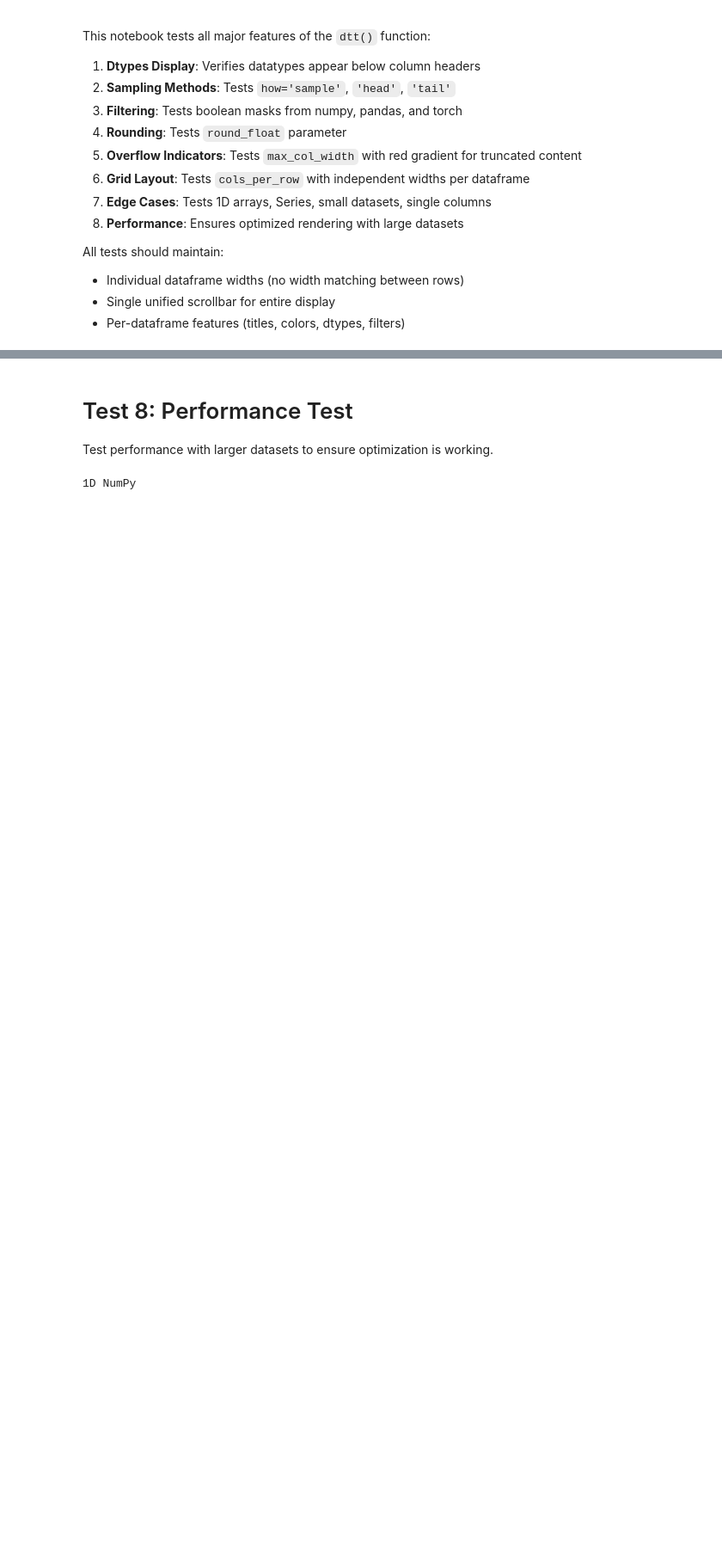
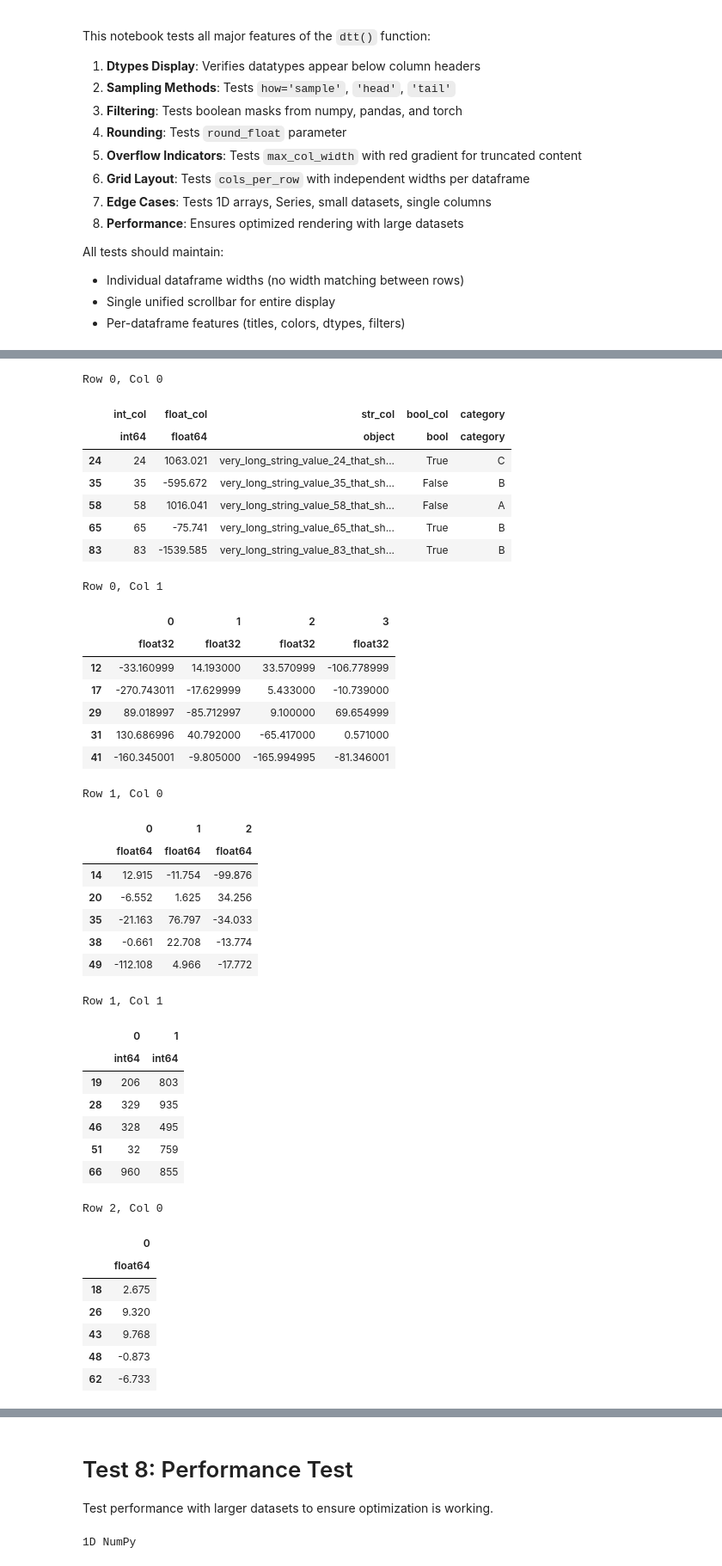
Before and after one commit to akseldkw07/kretsinger, a Jupyter notebook: kret_sandbox/dtt_test.ipynb, the cells around one changed output, grey strips where cells are left out. Shown at 86% size. Saved outputs shown, nothing was run; the diff lists cells and outputs as text; code cells hidden in the pictures; blank space fills up the shorter version.

Commit message:
dtt Added: - dtt_debug.ipynb Modified: - README.md - backup_log.txt - VIS.py - dtt_test.ipynb - notebook_imports.py

```diff
--- a/kret_sandbox/dtt_test.ipynb
+++ b/kret_sandbox/dtt_test.ipynb
@@ -153,0 +420,66 @@ Expected: < 1 second for optimized version
+# %%
+# Test grid layout: 2 columns per row
+dtt(
+    [df_mixed, tensor_2d, np_2d, np_int, np_1d],
+    n=5,
+    num_cols=2,
+    titles=["Row 0, Col 0", "Row 0, Col 1", "Row 1, Col 0", "Row 1, Col 1", "Row 2, Col 0"],
+)
+
+# Test grid layout: 3 columns per row
+dtt([df_mixed, tensor_2d, np_2d, np_int, np_1d, df_mixed], n=5, num_cols=3, titles=["A", "B", "C", "D", "E", "F"])
+
+# Test that widths are independent between rows
+# Create a very wide dataframe for first position
+df_wide = pd.DataFrame({f"col_{i}": np.random.randn(20) for i in range(15)})
+
+df_narrow = pd.DataFrame({"x": np.random.randn(20), "y": np.random.randn(20)})
+
+dtt(
+    [df_wide, df_narrow, df_narrow, df_wide],
+    n=5,
+    num_cols=2,
+    round_float=2,
+    titles=["Wide (15 cols)", "Narrow (2 cols)", "Narrow (2 cols)", "Wide (15 cols)"],
+)
+# %% [output]
+Row 0, Col 0
+|  | int_col | float_col | str_col | bool_col | category |
+|  | int64 | float64 | object | bool | category |
+| 24 | 24 | 1063.021 | very_long_string_value_24_that_sh... | True | C |
+| 35 | 35 | -595.672 | very_long_string_value_35_that_sh... | False | B |
+| 58 | 58 | 1016.041 | very_long_string_value_58_that_sh... | False | A |
+| 65 | 65 | -75.741 | very_long_string_value_65_that_sh... | True | B |
+| 83 | 83 | -1539.585 | very_long_string_value_83_that_sh... | True | B |
+Row 0, Col 1
+|  | 0 | 1 | 2 | 3 |
+|  | float32 | float32 | float32 | float32 |
+| 12 | -33.160999 | 14.193000 | 33.570999 | -106.778999 |
+| 17 | -270.743011 | -17.629999 | 5.433000 | -10.739000 |
+| 29 | 89.018997 | -85.712997 | 9.100000 | 69.654999 |
+| 31 | 130.686996 | 40.792000 | -65.417000 | 0.571000 |
+| 41 | -160.345001 | -9.805000 | -165.994995 | -81.346001 |
+Row 1, Col 0
+|  | 0 | 1 | 2 |
+|  | float64 | float64 | float64 |
+| 14 | 12.915 | -11.754 | -99.876 |
+| 20 | -6.552 | 1.625 | 34.256 |
+| 35 | -21.163 | 76.797 | -34.033 |
+| 38 | -0.661 | 22.708 | -13.774 |
+| 49 | -112.108 | 4.966 | -17.772 |
+Row 1, Col 1
+|  | 0 | 1 |
+|  | int64 | int64 |
+| 19 | 206 | 803 |
+| 28 | 329 | 935 |
+| 46 | 328 | 495 |
+| 51 | 32 | 759 |
+| 66 | 960 | 855 |
+Row 2, Col 0
+|  | 0 |
+|  | float64 |
+| 18 | 2.675 |
+| 26 | 9.320 |
+| 43 | 9.768 |
+| 48 | -0.873 |
+| 62 | -6.733 |
```
Also changed, not shown: parts of 29 cells of this notebook, 5 other files.
